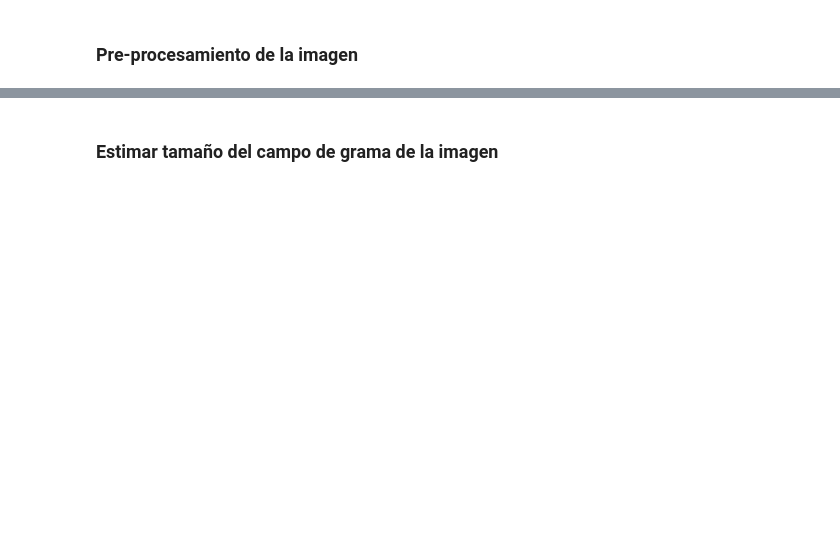
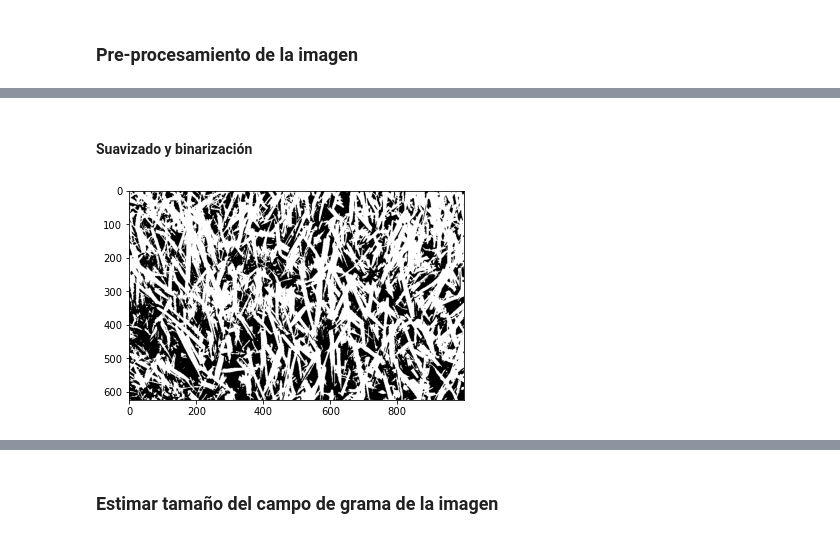
Before and after one commit to nettok/cv2-contar-grama, a Jupyter notebook: experimento02.ipynb, the cells around one changed output, grey strips where cells are left out. Cells and saved outputs as stored; diff of their text form; code cells hidden in the pictures; blank space fills up the shorter version.

```diff
--- a/experimento02.ipynb
+++ b/experimento02.ipynb
@@ -25,0 +31,9 @@ import cv2
+# %% [markdown]
+#### Suavizado y binarización
+# %%
+blur = cv2.GaussianBlur(img, (3, 3), 0)
+gray = as_grayscale(blur)
+ret, otsu = cv2.threshold(gray, 0, 255, cv2.THRESH_BINARY + cv2.THRESH_OTSU)
+plt_show(otsu)
+# %% [output]
+[figure, added]
```
Also changed, not shown: parts of 10 cells of this notebook.
